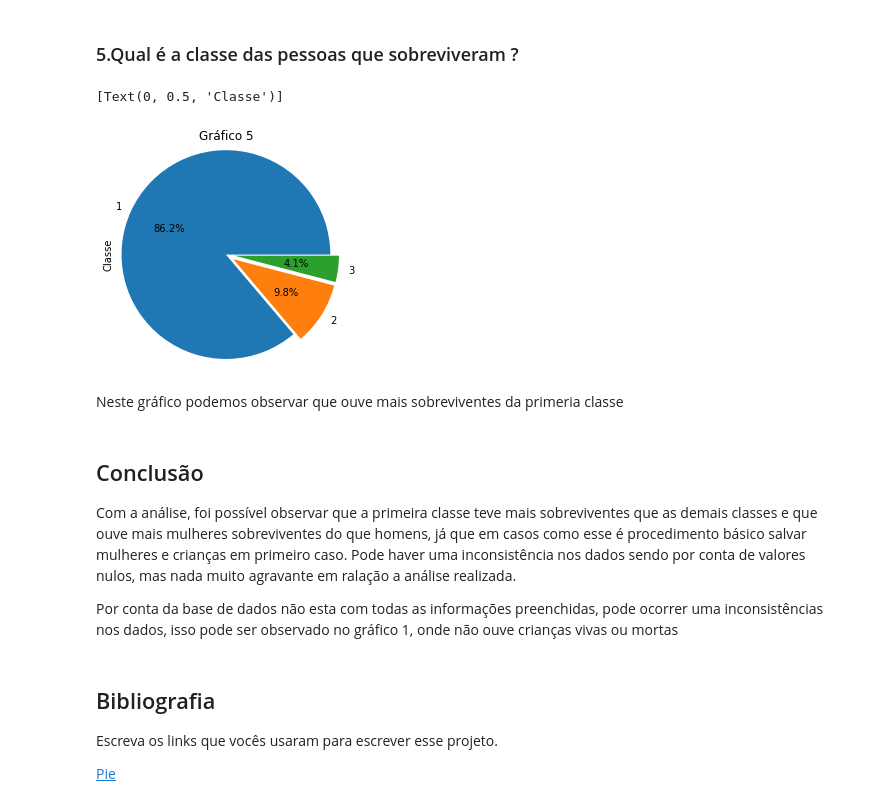
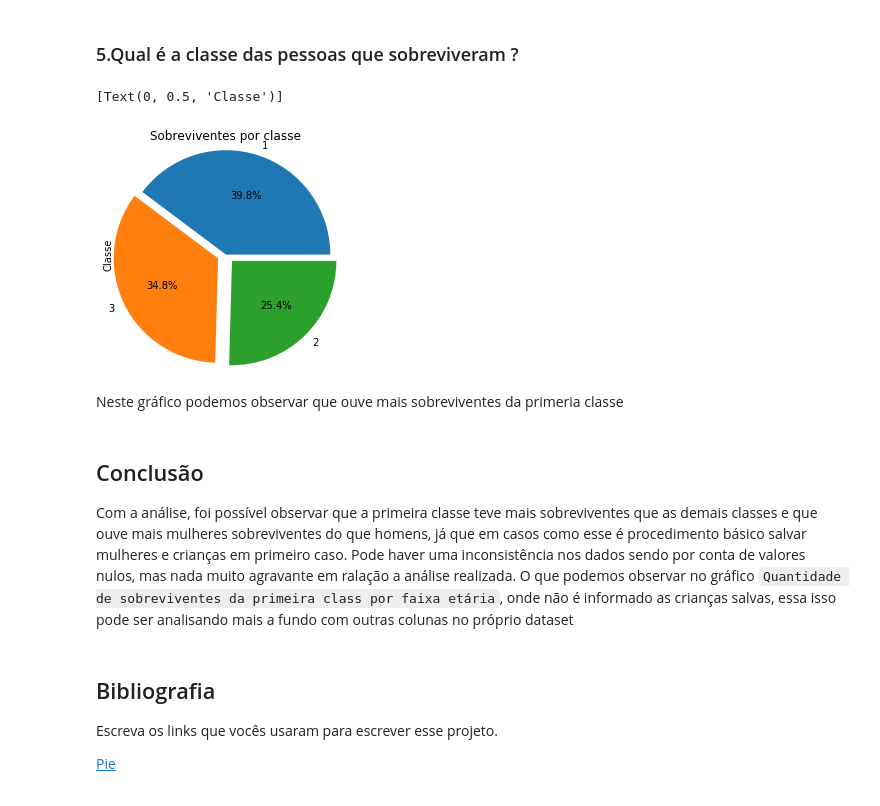
Before and after one commit to ronan-hilario96/kaggle-titanic, a Jupyter notebook: Titanic.ipynb, the cells around one changed output. Saved outputs shown, nothing was run; the diff lists cells and outputs as text; code cells hidden in the pictures.

````diff
--- a/Titanic.ipynb
+++ b/Titanic.ipynb
@@ -43,6 +42,5 @@ Explique por que dessa pergunta, o que motivou ela.
 - Definindo a faixa etária dos passageiros
 - Definindo uma coluna de não sobreviventes
 # %%
-df_titanic.dropna(inplace=True, how='any')
 df_titanic["faixa_etaria"] = pd.cut(df_titanic.Age, [0, 14, 50, 150], labels=["criancas", "adultos", "idosos"])
 df_titanic['SurvivedNo'] = df_titanic['Survived'].map({0:1,1:0})
@@ -117,21 +135,20 @@ Aqui obtivemos a media de sobreviventes de cada faixa etaria, sendo que as crian
 # %%
 df_titanic.query('Survived == 1')['Pclass'].value_counts().plot.pie(
     explode = (0, .1, .1),
     radius = 1.2,
     autopct = '%1.1f%%',
-    title="Gráfico 5").set(
+    title="Sobreviventes por classe").set(
     ylabel='Classe')
 # %% [output]
 [Text(0, 0.5, 'Classe')]
-[figure, old version]
+[figure, new version]
 # %% [markdown]
 Neste gráfico podemos observar que ouve mais sobreviventes da primeria classe
 # %% [markdown]
 ## Conclusão
 Com a análise, foi possível observar que a primeira classe teve mais sobreviventes que as demais classes e que ouve mais mulheres sobreviventes do que homens, já que em casos como esse é procedimento básico salvar mulheres e crianças em primeiro caso.
 Pode haver uma inconsistência nos dados sendo por conta de valores nulos, mas nada muito agravante em ralação a análise realizada.
-
-Por conta da base de dados não esta com todas as informações preenchidas, pode ocorrer uma inconsistências nos dados, isso pode ser observado no gráfico 1, onde não ouve crianças vivas ou mortas
+O que podemos observar no gráfico ```Quantidade de sobreviventes da primeira class por faixa etária```, onde não é informado as crianças salvas, essa isso pode ser analisando mais a fundo com outras colunas no próprio dataset
 # %% [markdown]
 ## Bibliografia
 
````
Also changed, not shown: parts of 11 cells of this notebook, 1 other file.
